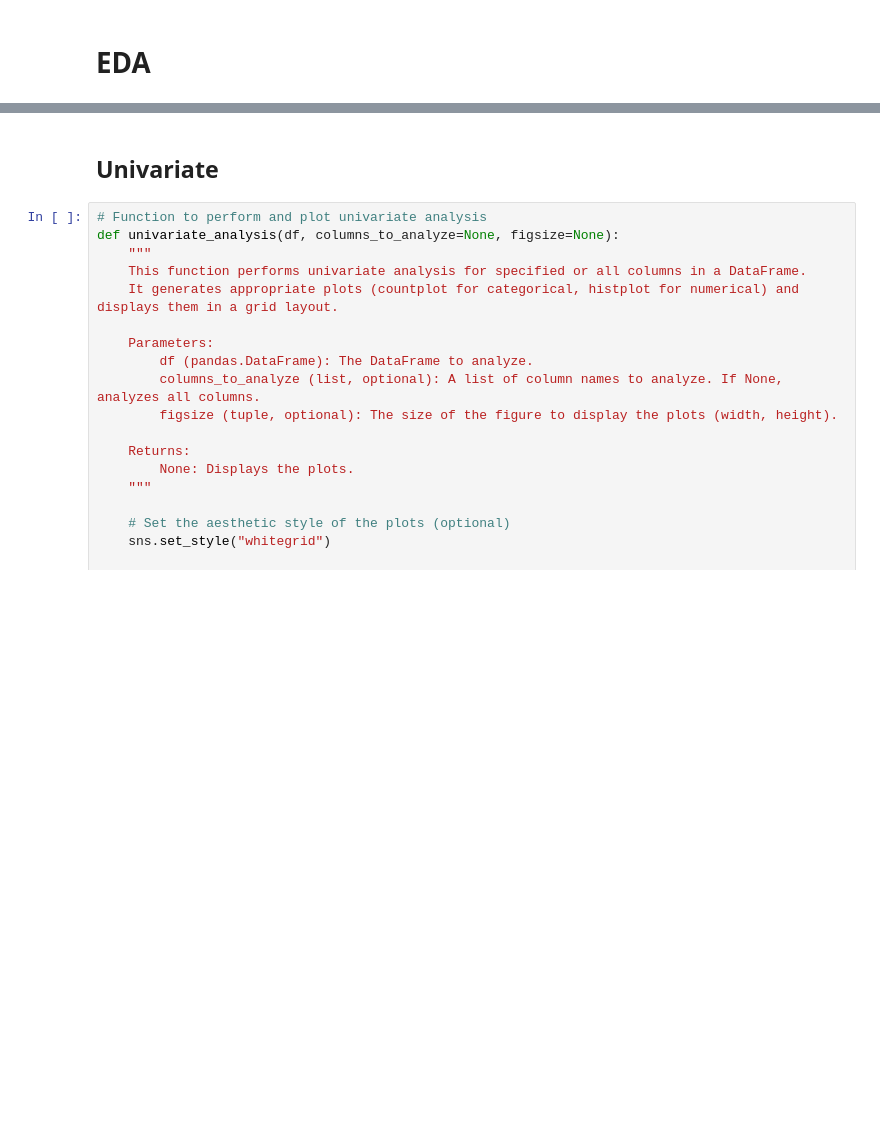
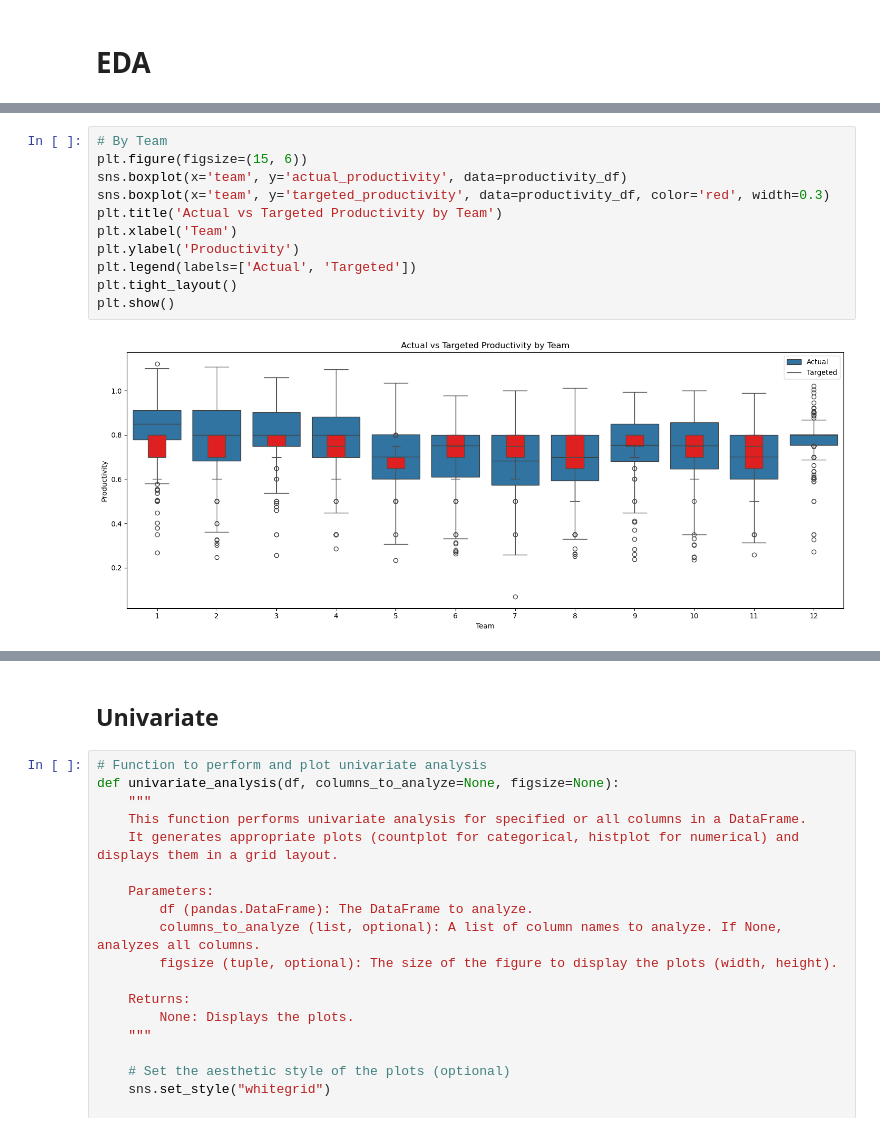
Before and after one commit to ramdhanhdy/DS_Project, a Jupyter notebook: Productivity Prediction/productivity_eda.ipynb, the cells around one changed output, grey strips where cells are left out. Drawn from its saved outputs; the diff is of its cells as text; blank space fills up the shorter version.

```diff
--- a/Productivity Prediction/productivity_eda.ipynb
+++ b/Productivity Prediction/productivity_eda.ipynb
@@ -75,0 +132,13 @@ productivity_df['date'] = pd.to_datetime(productivity_df['date'])
+# %%
+# By Team
+plt.figure(figsize=(15, 6))
+sns.boxplot(x='team', y='actual_productivity', data=productivity_df)
+sns.boxplot(x='team', y='targeted_productivity', data=productivity_df, color='red', width=0.3)
+plt.title('Actual vs Targeted Productivity by Team')
+plt.xlabel('Team')
+plt.ylabel('Productivity')
+plt.legend(labels=['Actual', 'Targeted'])
+plt.tight_layout()
+plt.show()
+# %% [output]
+[figure, added]
```
Also changed, not shown: parts of 48 cells of this notebook.
